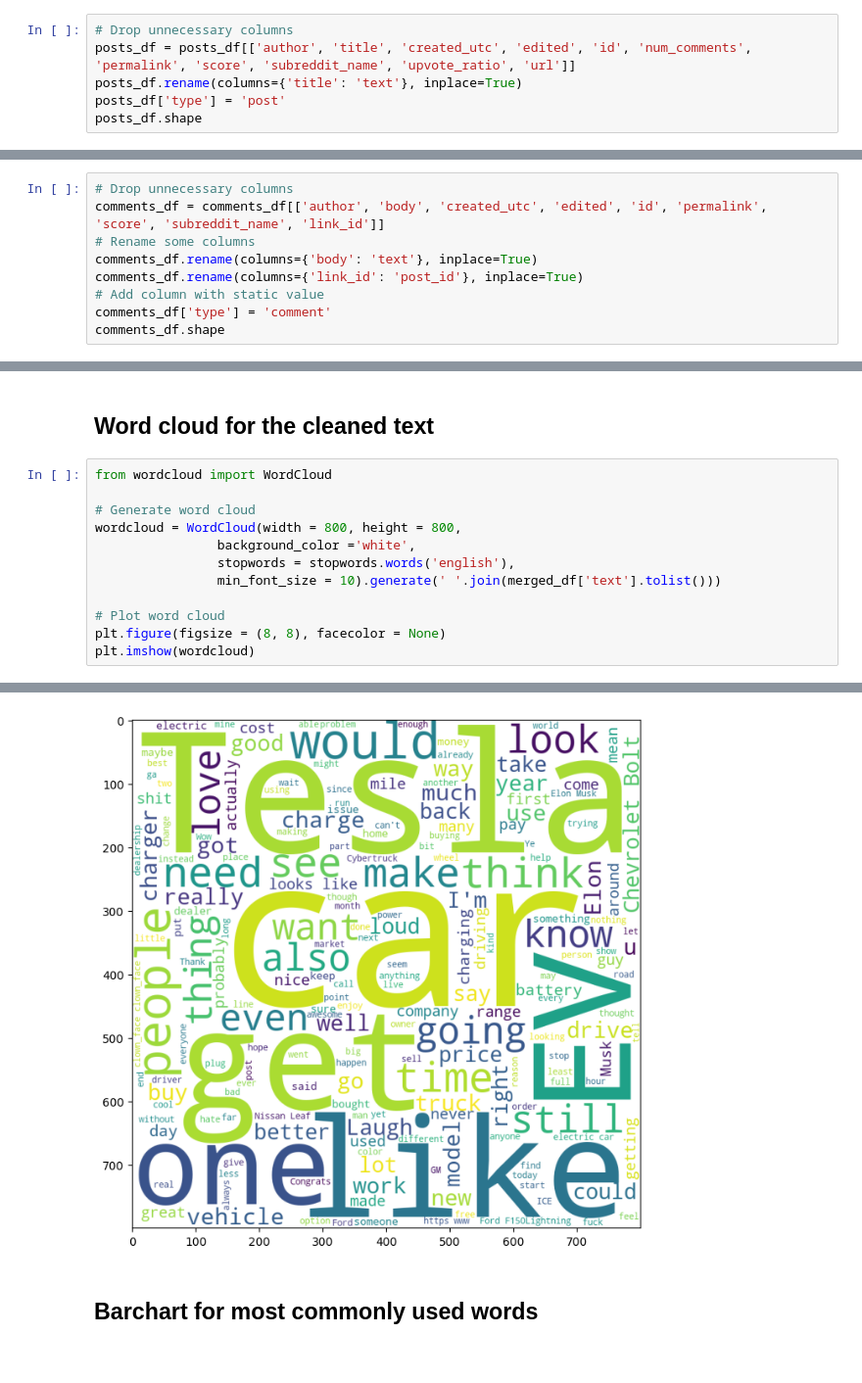
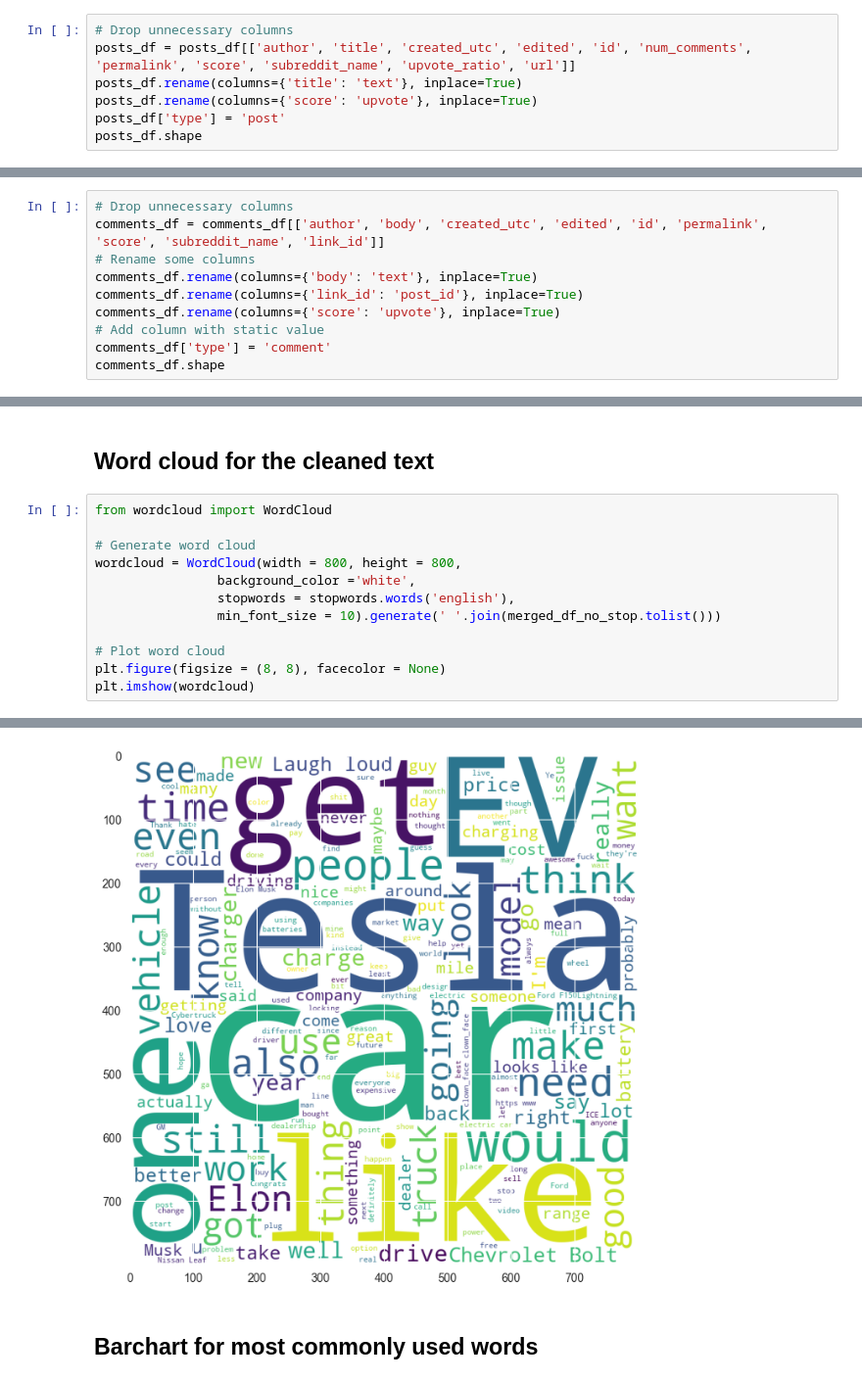
Before and after one commit to ao9000/SC4021-Project, a Jupyter notebook: data-preprocessing-for-solr.ipynb, the cells around one changed output, grey strips where cells are left out. Shown at 98% size. Saved outputs shown, nothing was run; the diff lists cells and outputs as text.

Commit message:
Renamed score -> upvote

```diff
--- a/data-preprocessing-for-solr.ipynb
+++ b/data-preprocessing-for-solr.ipynb
@@ -34,6 +34,7 @@ comments_df.head()
 # Drop unnecessary columns
 posts_df = posts_df[['author', 'title', 'created_utc', 'edited', 'id', 'num_comments', 'permalink', 'score', 'subreddit_name', 'upvote_ratio', 'url']]
 posts_df.rename(columns={'title': 'text'}, inplace=True)
+posts_df.rename(columns={'score': 'upvote'}, inplace=True)
 posts_df['type'] = 'post'
 posts_df.shape
 # %% [output]
@@ -44,6 +45,7 @@ comments_df = comments_df[['author', 'body', 'created_utc', 'edited', 'id', 'per
 # Rename some columns
 comments_df.rename(columns={'body': 'text'}, inplace=True)
 comments_df.rename(columns={'link_id': 'post_id'}, inplace=True)
+comments_df.rename(columns={'score': 'upvote'}, inplace=True)
 # Add column with static value
 comments_df['type'] = 'comment'
 comments_df.shape
@@ -462,18 +472,18 @@ plt.show()
 # %%
 from wordcloud import WordCloud
 
 # Generate word cloud
 wordcloud = WordCloud(width = 800, height = 800,
                 background_color ='white',
                 stopwords = stopwords.words('english'),
-                min_font_size = 10).generate(' '.join(merged_df['text'].tolist()))
+                min_font_size = 10).generate(' '.join(merged_df_no_stop.tolist()))
 
 # Plot word cloud
 plt.figure(figsize = (8, 8), facecolor = None)
 plt.imshow(wordcloud)
 # %% [output]
 <matplotlib.image.AxesImage at 0x...>
-[figure, old version]
+[figure, new version]
 # %% [markdown]
 ## Barchart for most commonly used words
 # %%
```
Also changed, not shown: parts of 8 cells of this notebook, 1 other file.
